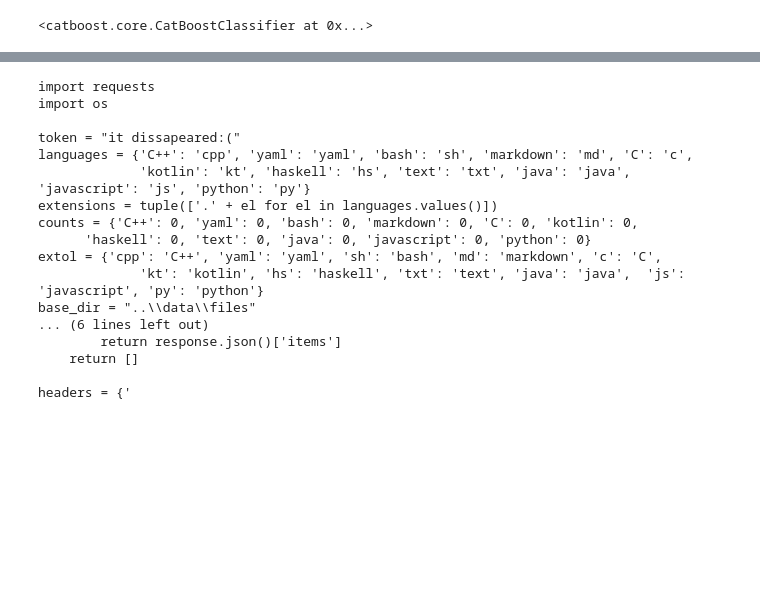
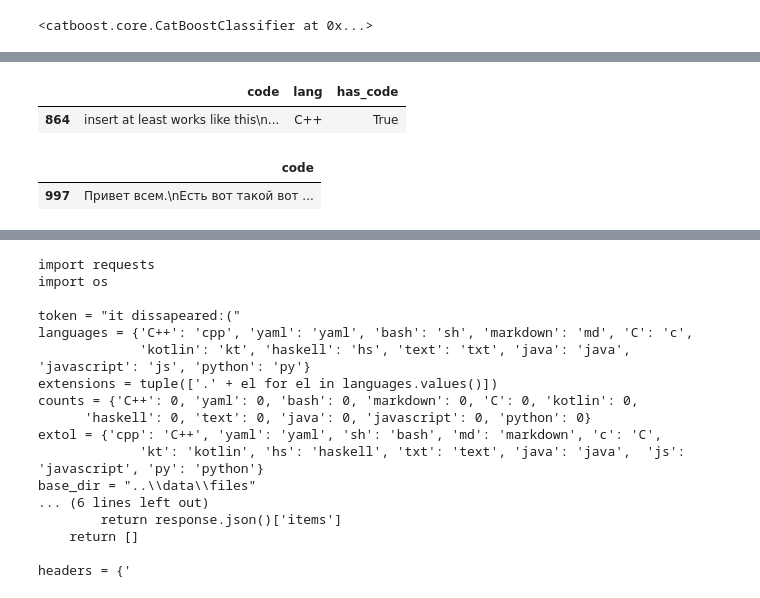
Before and after one commit to smartydan/ml2024, a Jupyter notebook: notebooks/08-homework.ipynb, the cells around one changed output, grey strips where cells are left out. Drawn from its saved outputs; the diff is of its cells as text; code cells hidden in the pictures; blank space fills up the shorter version.

````diff
--- a/notebooks/08-homework.ipynb
+++ b/notebooks/08-homework.ipynb
@@ -94,6 +94,19 @@ clf = CatBoostClassifier(text_features=["code"])
 clf.load_model("classifier")
 # %% [output]
 <catboost.core.CatBoostClassifier at 0x...>
+# %%
+dfs = []
+dir = '../chats'
+for f in os.listdir(dir):
+    path = os.path.join(dir, f)
+    df = pd.read_json(path)
+    df['lang'] = '_'.join(map(str.lower, f.split('_')[:-1]))
+    dfs.append(df)
+# %%
+df_1 = pd.concat(dfs)
+df_1.sample(3)
+df_1.columns = ['code', 'lang']
+df_1['has_code'] = df_1.code.str.contains('```')
 # %%
 from sklearn.metrics import classification_report, accuracy_score, confusion_matrix
 
@@ -161,0 +174,6 @@ print(cpp[:1000])
+# %%
+df_1.loc[df_1.lang == 'cplusplus', 'lang'] = 'C++'
+df_1.loc[df_1.lang == 'c', 'lang'] = 'C'
+# %%
+df_test = df_1[df_1.lang.isin(languages.keys()) & df_1.has_code]
+df_test.lang.value_counts()
@@ -161,0 +191,12 @@ print(cpp[:1000])
+# %%
+df_test.sample()
+# %% [output]
+|  | code | lang | has_code |
+| 864 | insert at least works like this\n... | C++ | True |
+# %%
+X_test = pd.DataFrame(df_test.code)
+X_test.columns = ['code']
+X_test.sample()
+# %% [output]
+|  | code |
+| 997 | Привет всем.\nЕсть вот такой вот ... |
````
Also changed, not shown: parts of 11 cells of this notebook.
